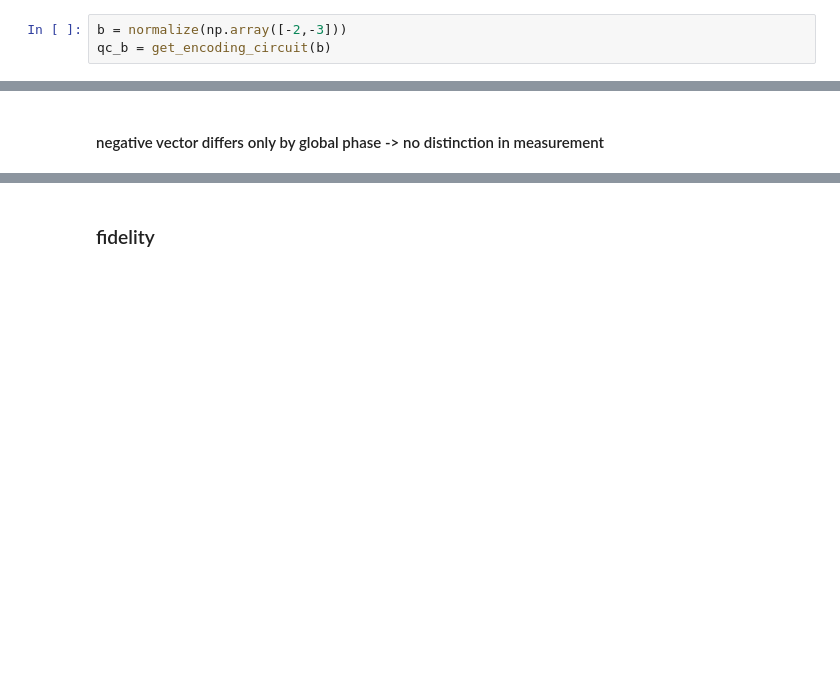
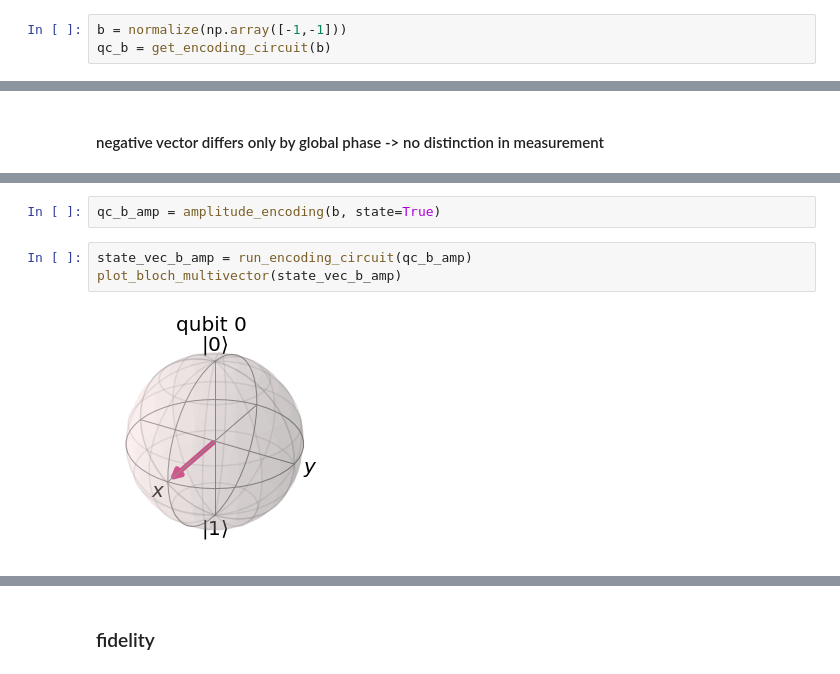
Before and after one commit to kingusiu/laspaclu, a Jupyter notebook: playground/amplitude_encoding.ipynb, the cells around one changed output, grey strips where cells are left out. Saved outputs shown, nothing was run; the diff lists cells and outputs as text; blank space fills up the shorter version.

```diff
--- a/playground/amplitude_encoding.ipynb
+++ b/playground/amplitude_encoding.ipynb
@@ -256,7 +249,7 @@ $$ |\psi\rangle =\begin{bmatrix}
 # %% [markdown]
 ### negative vec
 # %%
-b = normalize(np.array([-2,-3]))
+b = normalize(np.array([-1,-1]))
 qc_b = get_encoding_circuit(b)
 # %%
 qc_b.draw()
@@ -280,0 +274,7 @@ $$ |\psi\rangle =\begin{bmatrix}
+# %%
+qc_b_amp = amplitude_encoding(b, state=True)
+# %%
+state_vec_b_amp = run_encoding_circuit(qc_b_amp)
+plot_bloch_multivector(state_vec_b_amp)
+# %% [output]
+[figure, added]
```
Also changed, not shown: parts of 19 cells of this notebook, 1 other file.
